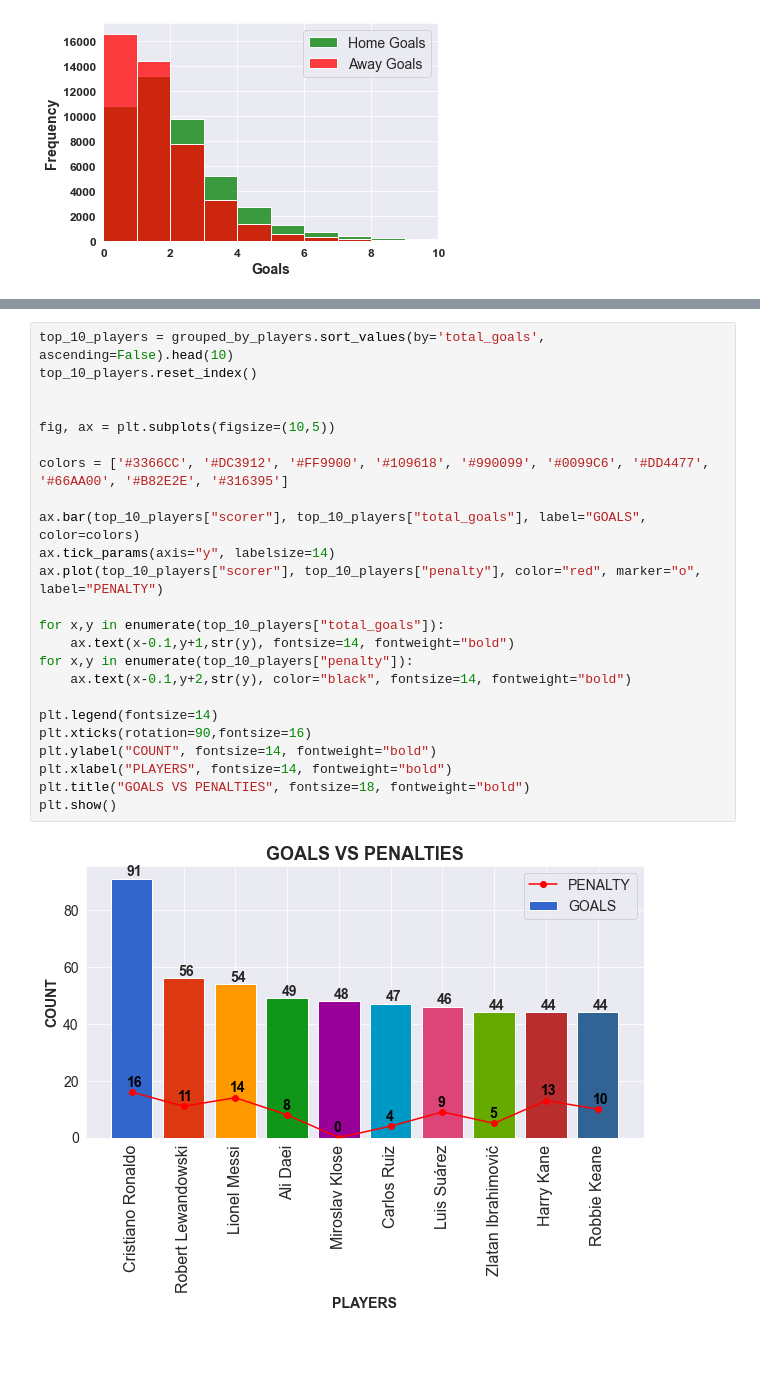
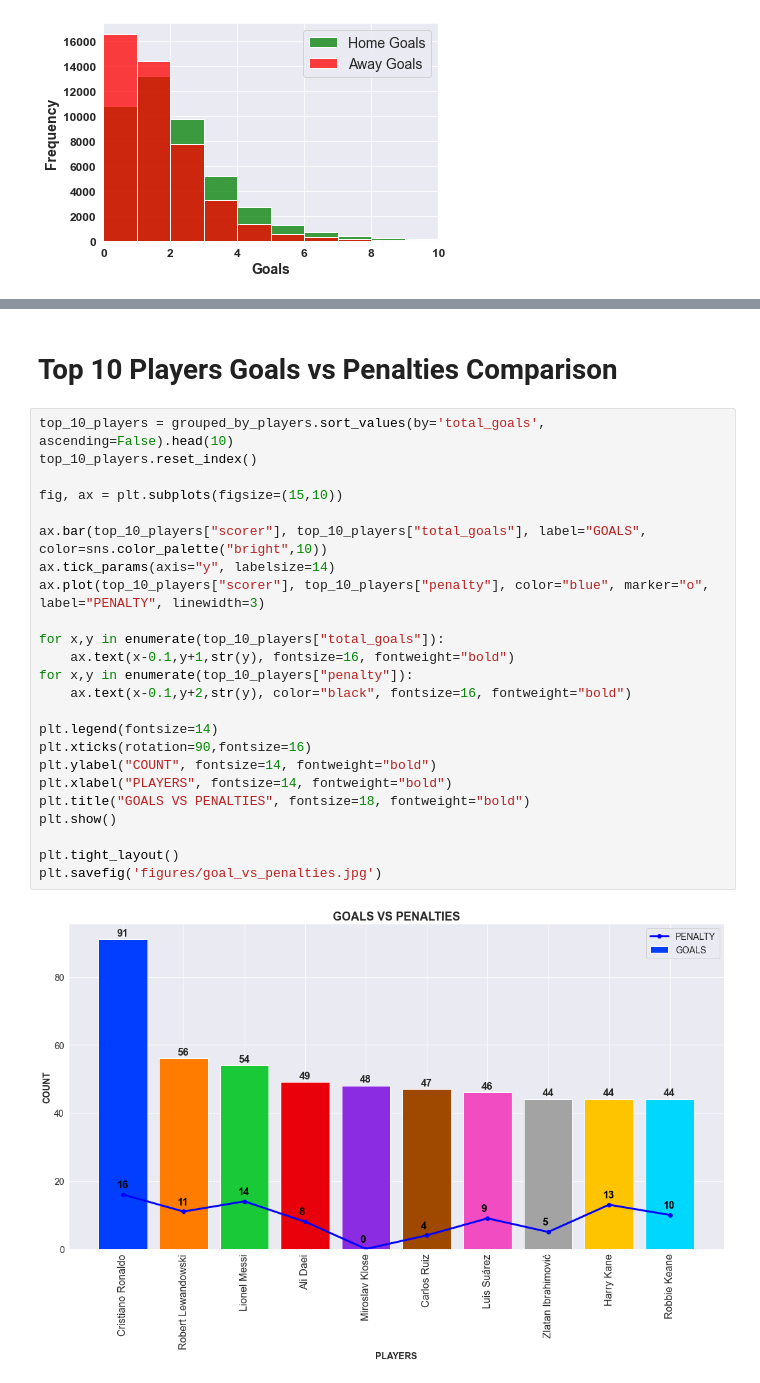
Before and after one commit to ryuukkk/football-data-analysis, a Jupyter notebook: sahil_work.ipynb, the cells around one changed output, grey strips where cells are left out. Cells and saved outputs as stored; diff of their text form; blank space fills up the shorter version.

```diff
--- a/sahil_work.ipynb
+++ b/sahil_work.ipynb
@@ -110,28 +101,30 @@ kdp_list[1].tick_params(axis="y", labelsize=14)
 # %% [output]
 [figure]
+# %% [markdown]
+# Top 10 Players Goals vs Penalties Comparison
 # %%
 top_10_players = grouped_by_players.sort_values(by='total_goals', ascending=False).head(10)
 top_10_players.reset_index()
 
+fig, ax = plt.subplots(figsize=(15,10))
 
-fig, ax = plt.subplots(figsize=(10,5))
-
-colors = ['#3366CC', '#DC3912', '#FF9900', '#109618', '#990099', '#0099C6', '#DD4477', '#66AA00', '#B82E2E', '#316395']
-
-ax.bar(top_10_players["scorer"], top_10_players["total_goals"], label="GOALS", color=colors)
+ax.bar(top_10_players["scorer"], top_10_players["total_goals"], label="GOALS", color=sns.color_palette("bright",10))
 ax.tick_params(axis="y", labelsize=14)
-ax.plot(top_10_players["scorer"], top_10_players["penalty"], color="red", marker="o", label="PENALTY")
+ax.plot(top_10_players["scorer"], top_10_players["penalty"], color="blue", marker="o", label="PENALTY", linewidth=3)
 
 for x,y in enumerate(top_10_players["total_goals"]):
-    ax.text(x-0.1,y+1,str(y), fontsize=14, fontweight="bold")
+    ax.text(x-0.1,y+1,str(y), fontsize=16, fontweight="bold")
 for x,y in enumerate(top_10_players["penalty"]):
-    ax.text(x-0.1,y+2,str(y), color="black", fontsize=14, fontweight="bold")
+    ax.text(x-0.1,y+2,str(y), color="black", fontsize=16, fontweight="bold")
 
 plt.legend(fontsize=14)
 plt.xticks(rotation=90,fontsize=16)
 plt.ylabel("COUNT", fontsize=14, fontweight="bold")
 plt.xlabel("PLAYERS", fontsize=14, fontweight="bold")
 plt.title("GOALS VS PENALTIES", fontsize=18, fontweight="bold")
 plt.show()
+
+plt.tight_layout()
+plt.savefig('figures/goal_vs_penalties.jpg')
 # %% [output]
-[figure, old version]
+[figure, new version]
```
Also changed, not shown: parts of 5 cells of this notebook, 5 other files.
